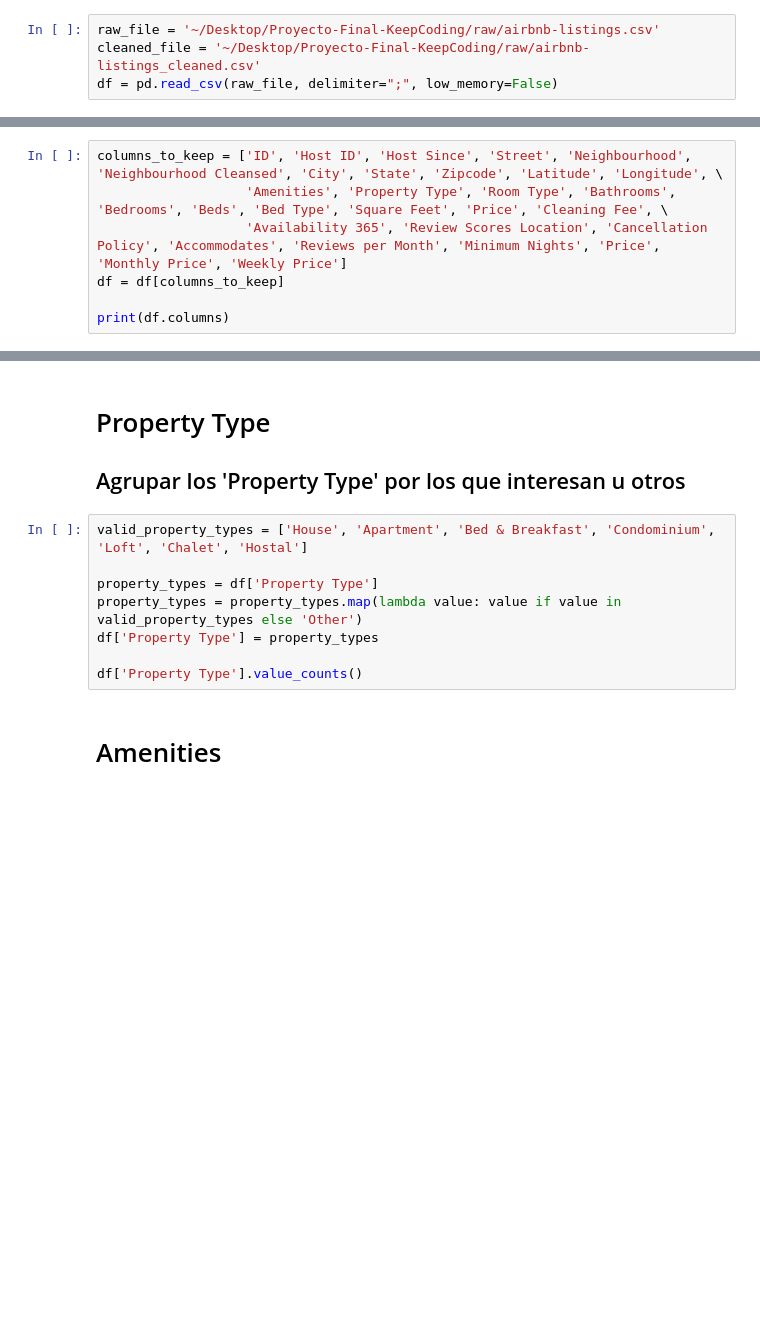
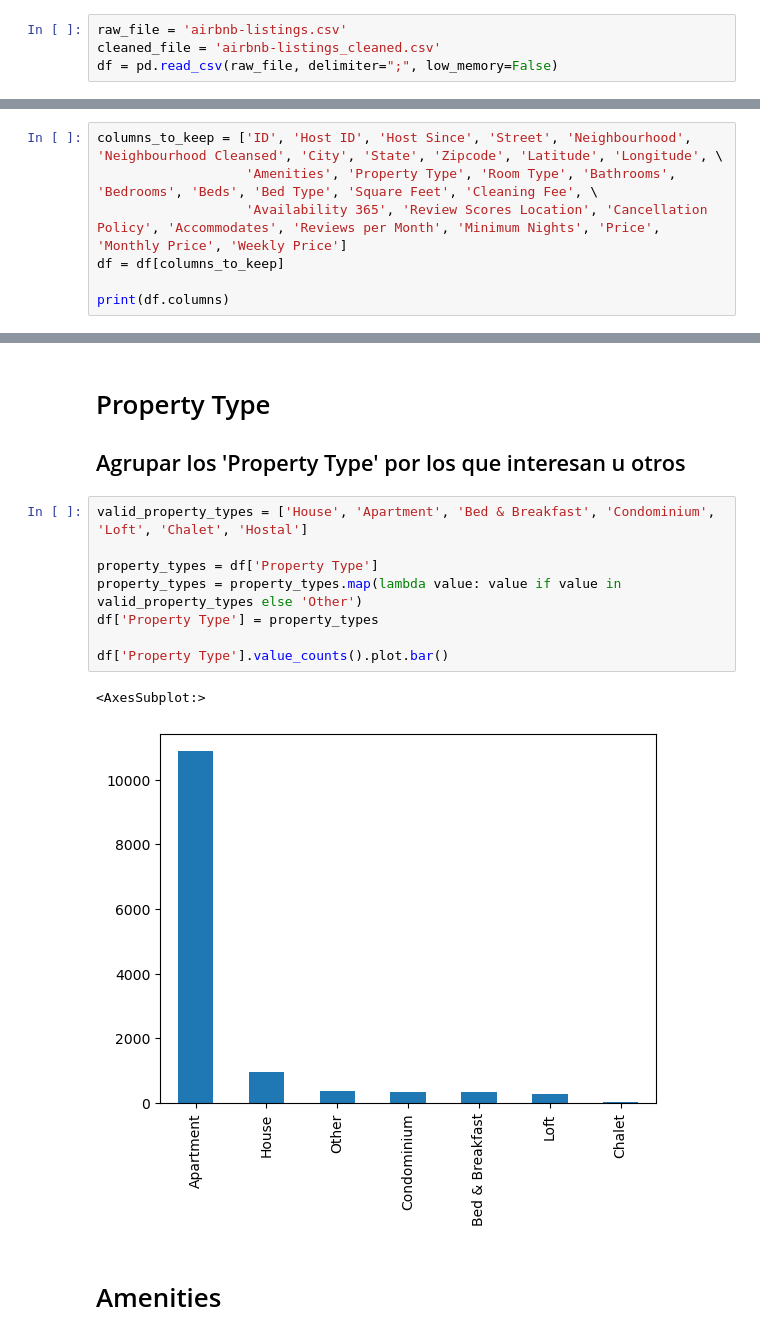
Before and after one commit to Maria-Victoria-Ramello/Proyecto-Final-KeepCoding, a Jupyter notebook: python scripts/etl.ipynb, the cells around one changed output, grey strips where cells are left out. Saved outputs shown, nothing was run; the diff lists cells and outputs as text; blank space fills up the shorter version.

```diff
--- a/python scripts/etl.ipynb
+++ b/python scripts/etl.ipynb
@@ -2,8 +2,8 @@
 import pandas as pd
 import numpy as np
 # %%
-raw_file = '~/Desktop/Proyecto-Final-KeepCoding/raw/airbnb-listings.csv'
-cleaned_file = '~/Desktop/Proyecto-Final-KeepCoding/raw/airbnb-listings_cleaned.csv'
+raw_file = 'airbnb-listings.csv'
+cleaned_file = 'airbnb-listings_cleaned.csv'
 df = pd.read_csv(raw_file, delimiter=";", low_memory=False)
 # %% [markdown]
 # Filtrar resultados de Madrid
@@ -14,7 +14,7 @@ df = df[madrid_condition]
 # Limpieza de columnas
 # %%
 columns_to_keep = ['ID', 'Host ID', 'Host Since', 'Street', 'Neighbourhood', 'Neighbourhood Cleansed', 'City', 'State', 'Zipcode', 'Latitude', 'Longitude', \
-                   'Amenities', 'Property Type', 'Room Type', 'Bathrooms', 'Bedrooms', 'Beds', 'Bed Type', 'Square Feet', 'Price', 'Cleaning Fee', \
+                   'Amenities', 'Property Type', 'Room Type', 'Bathrooms', 'Bedrooms', 'Beds', 'Bed Type', 'Square Feet', 'Cleaning Fee', \
                    'Availability 365', 'Review Scores Location', 'Cancellation Policy', 'Accommodates', 'Reviews per Month', 'Minimum Nights', 'Price', 'Monthly Price', 'Weekly Price']
 df = df[columns_to_keep]
 
@@ -51,10 +57,13 @@ df['Neighbourhood'].isna().value_counts()
 # %%
 valid_property_types = ['House', 'Apartment', 'Bed & Breakfast', 'Condominium', 'Loft', 'Chalet', 'Hostal']
 
 property_types = df['Property Type']
 property_types = property_types.map(lambda value: value if value in valid_property_types else 'Other')
 df['Property Type'] = property_types
 
-df['Property Type'].value_counts()
+df['Property Type'].value_counts().plot.bar()
+# %% [output]
+<AxesSubplot:>
+[figure, added]
 # %% [markdown]
 # Amenities
```
Also changed, not shown: parts of 22 cells of this notebook.
